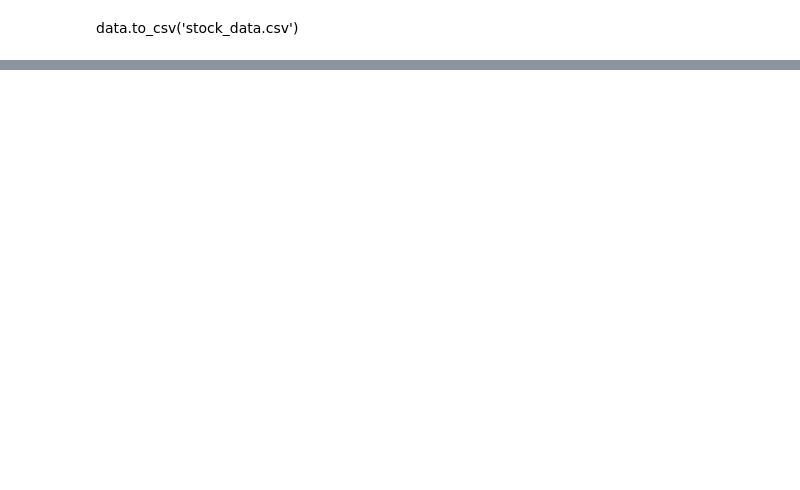
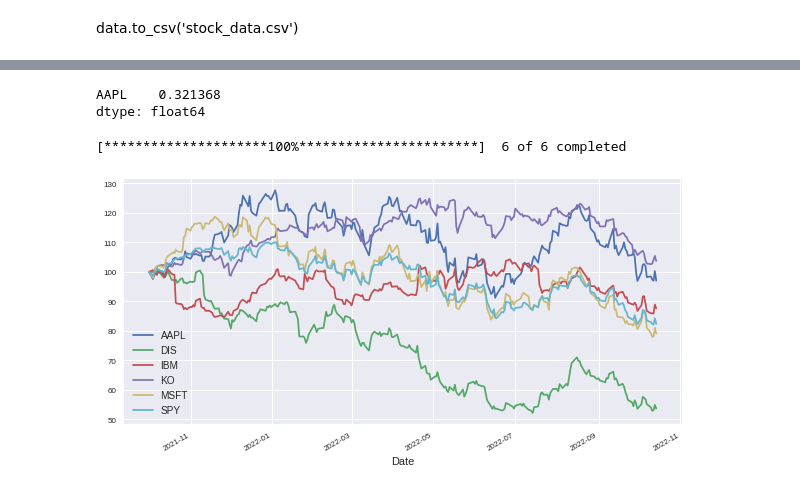
Before and after one commit to skresec/skresec, a Jupyter notebook: algotrading/quantprogram.ipynb, the cells around one changed output, grey strips where cells are left out. Drawn from its saved outputs; the diff is of its cells as text; code cells hidden in the pictures; blank space fills up the shorter version.

```diff
--- a/algotrading/quantprogram.ipynb
+++ b/algotrading/quantprogram.ipynb
@@ -86,0 +236,21 @@ plt.show()
+# %%
+ret.std()*np.sqrt(252)
+# %% [output]
+AAPL    0.321368
+dtype: float64
+# %%
+ticker=["SPY","AAPL","KO","IBM","DIS","MSFT"]
+# %%
+data=yf.download(ticker,start=start_date,end=end_date)
+# %% [output]
+[*********************100%***********************]  6 of 6 completed
+# %%
+close=data.loc[:,"Close"].copy()
+# %%
+normclose=close.div(close.iloc[0]).mul(100)
+# %%
+normclose.plot(figsize=(10,5),fontsize=8)
+plt.legend(fontsize=10)
+plt.show()
+# %% [output]
+[figure, added]
```
Also changed, not shown: parts of 79 cells of this notebook, 1 other file.
